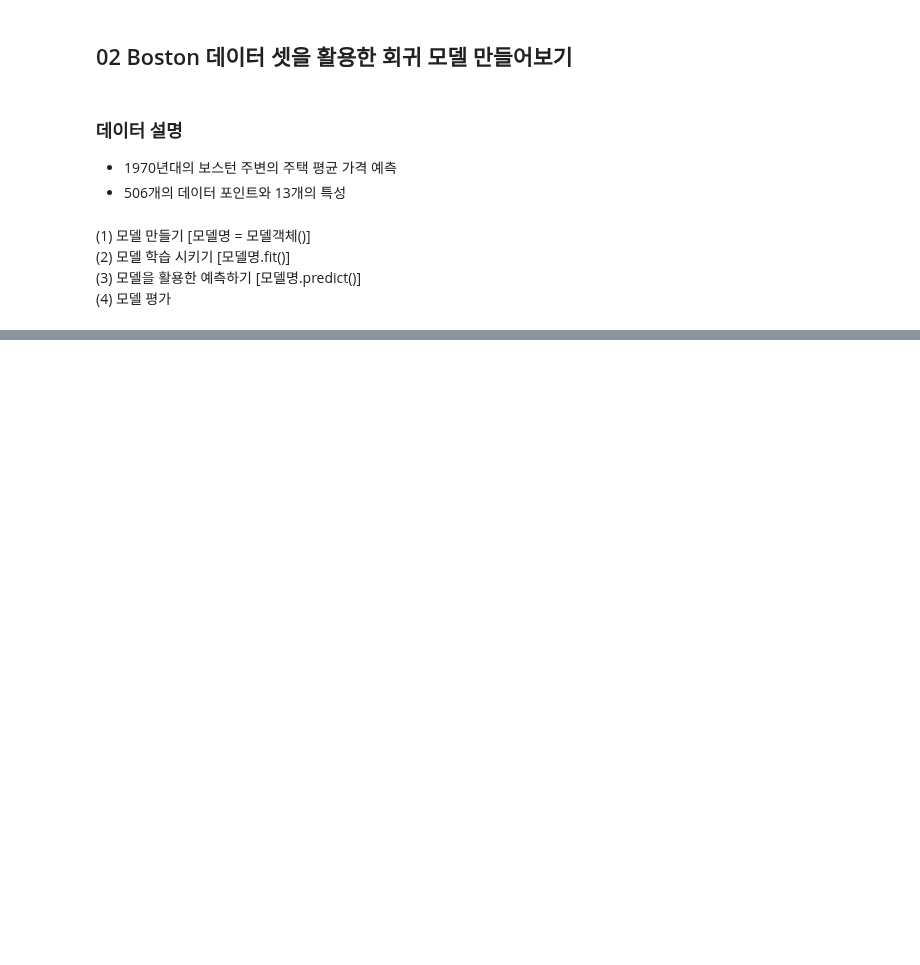
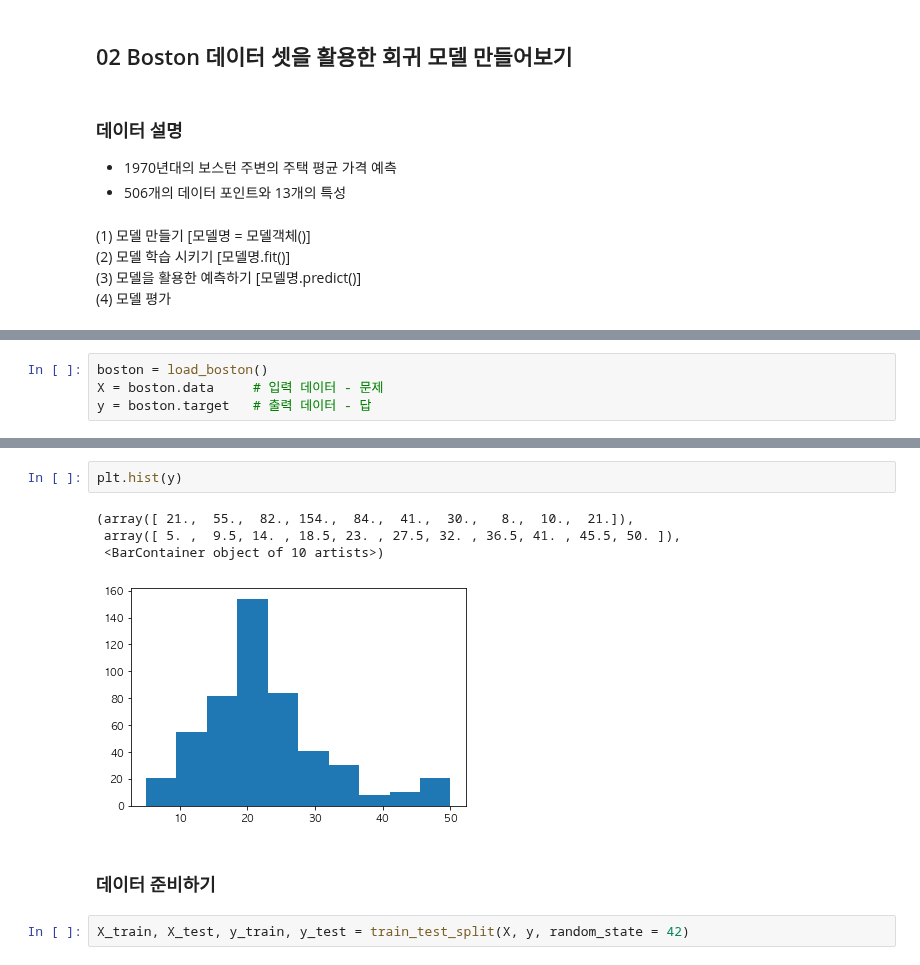
Before and after one commit to city1616/LikeLion_AI_SCHOOL_13th, a Jupyter notebook: 05_머신러닝/02_linear_regression_basic.ipynb, the cells around one changed output, grey strips where cells are left out. Cells and saved outputs as stored; diff of their text form; blank space fills up the shorter version.

```diff
--- a/05_머신러닝/02_linear_regression_basic.ipynb
+++ b/05_머신러닝/02_linear_regression_basic.ipynb
@@ -60,0 +64,4 @@ w[0]: 0.393906  b: -0.031804
+# %%
+boston = load_boston()
+X = boston.data     # 입력 데이터 - 문제
+y = boston.target   # 출력 데이터 - 답
@@ -60,0 +81,11 @@ w[0]: 0.393906  b: -0.031804
+# %%
+plt.hist(y)
+# %% [output]
+(array([ 21.,  55.,  82., 154.,  84.,  41.,  30.,   8.,  10.,  21.]),
+ array([ 5. ,  9.5, 14. , 18.5, 23. , 27.5, 32. , 36.5, 41. , 45.5, 50. ]),
+ <BarContainer object of 10 artists>)
+[figure, added]
+# %% [markdown]
+### 데이터 준비하기
+# %%
+X_train, X_test, y_train, y_test = train_test_split(X, y, random_state = 42)
```
Also changed, not shown: parts of 22 cells of this notebook.
